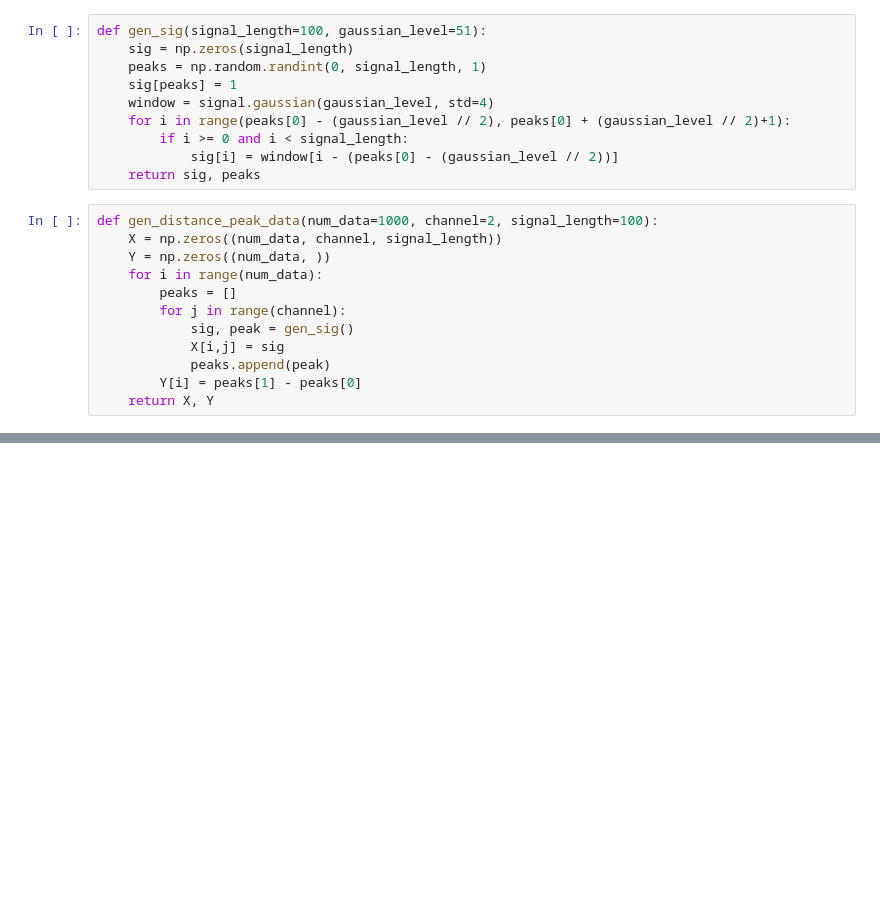
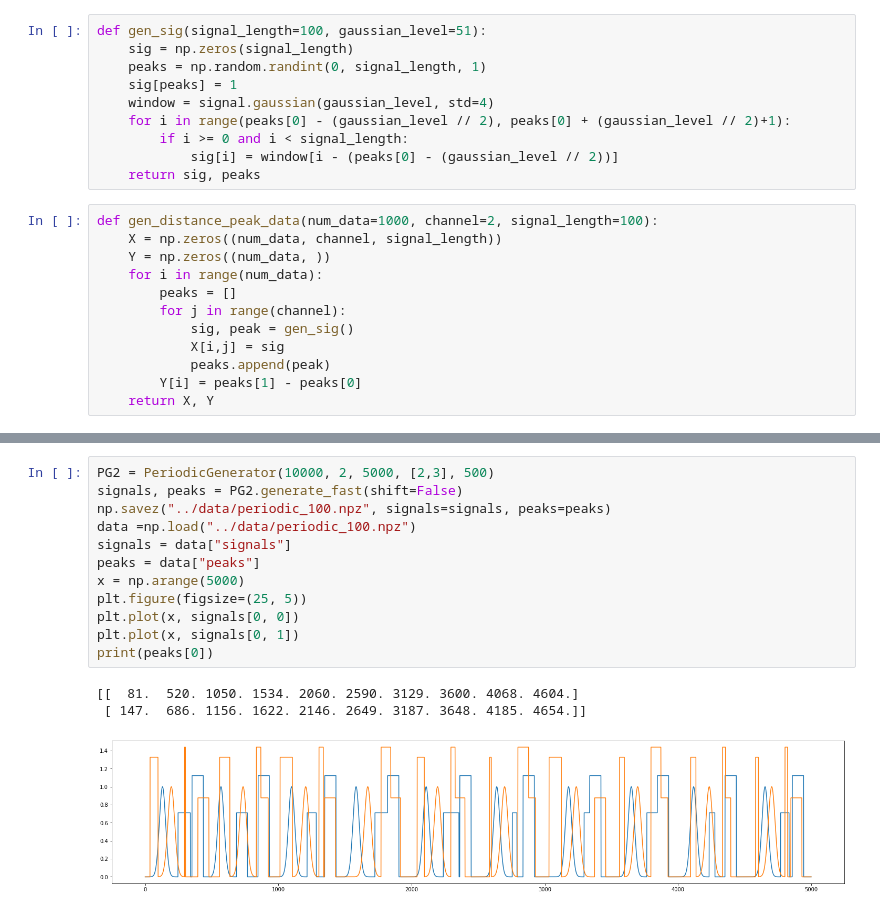
Before and after one commit to toosyou/DistanceNet, a Jupyter notebook: notebooks/gen_data.ipynb, the cells around one changed output, grey strips where cells are left out. Cells and saved outputs as stored; diff of their text form; blank space fills up the shorter version.

```diff
--- a/notebooks/gen_data.ipynb
+++ b/notebooks/gen_data.ipynb
@@ -64,0 +86,16 @@ The autoreload extension is already loaded. To reload it, use:
+# %%
+PG2 = PeriodicGenerator(10000, 2, 5000, [2,3], 500)
+signals, peaks = PG2.generate_fast(shift=False)
+np.savez("../data/periodic_100.npz", signals=signals, peaks=peaks)
+data =np.load("../data/periodic_100.npz")
+signals = data["signals"]
+peaks = data["peaks"]
+x = np.arange(5000)
+plt.figure(figsize=(25, 5))
+plt.plot(x, signals[0, 0])
+plt.plot(x, signals[0, 1])
+print(peaks[0])
+# %% [output]
+[[  81.  520. 1050. 1534. 2060. 2590. 3129. 3600. 4068. 4604.]
+ [ 147.  686. 1156. 1622. 2146. 2649. 3187. 3648. 4185. 4654.]]
+[figure, added]
```
Also changed, not shown: parts of 9 cells of this notebook, 6 other files.
